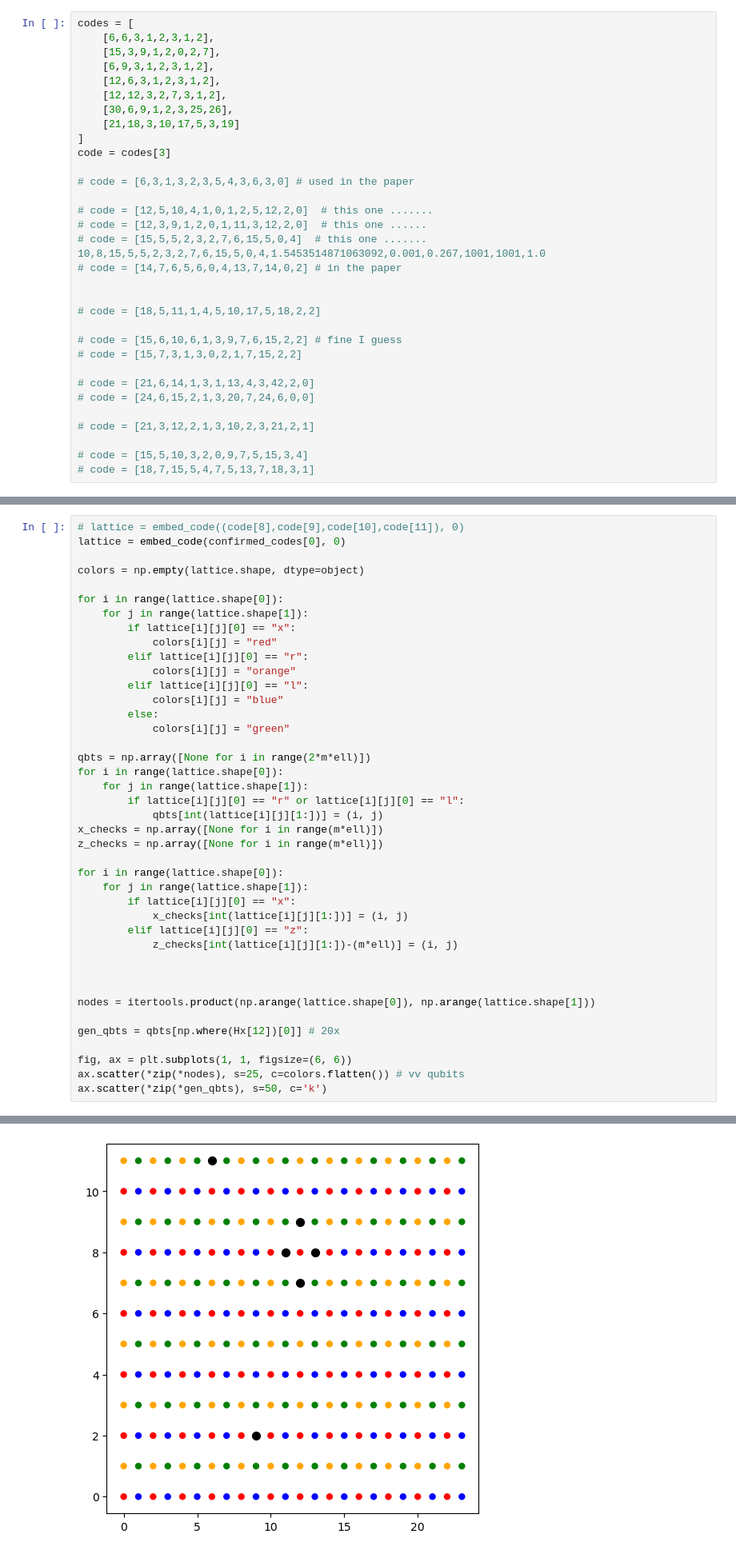
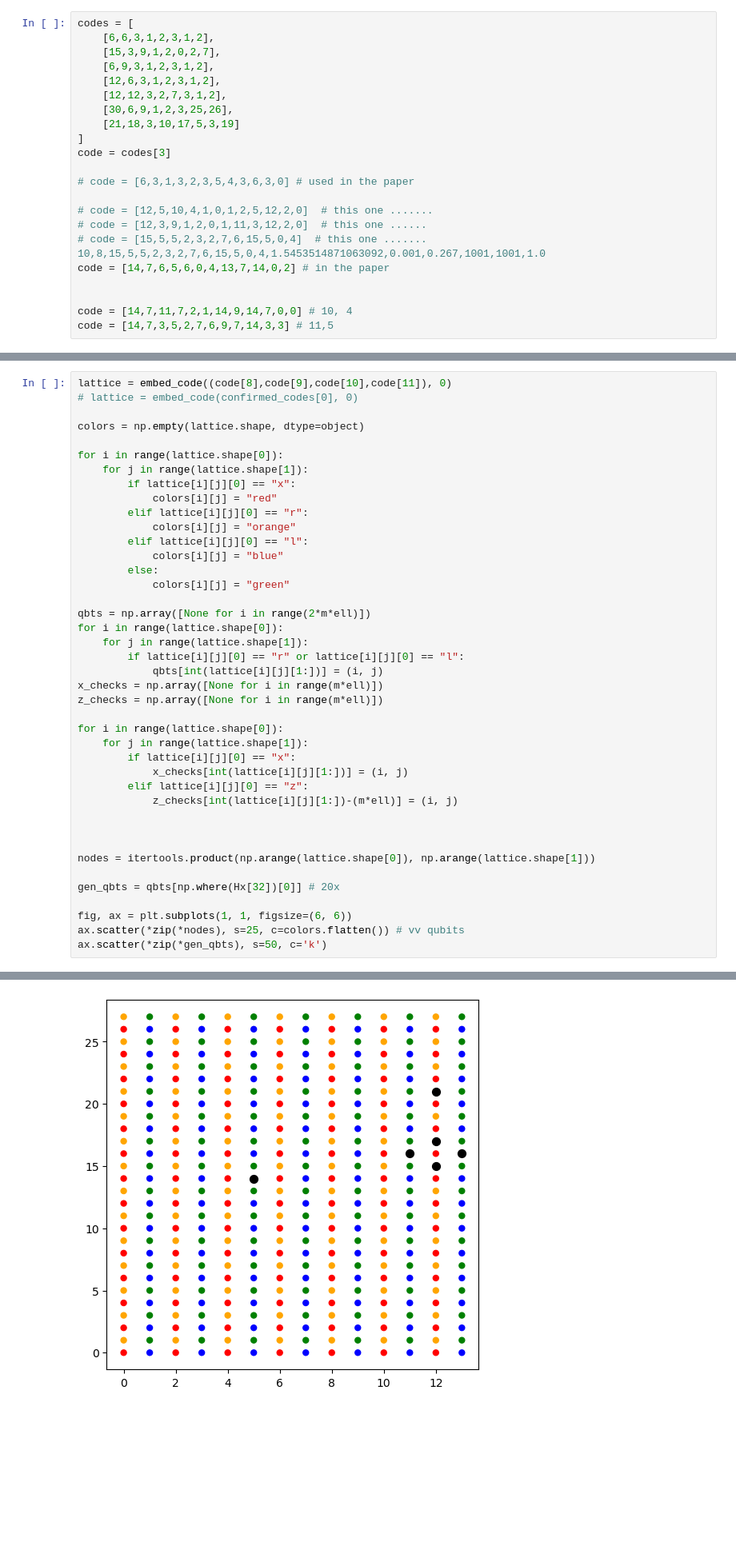
Before and after one commit to noahberthusen/qecc_routing, a Jupyter notebook: src_py/quasi-cyclic/quasi-cyclic.ipynb, the cells around one changed output, grey strips where cells are left out. Shown: that part at 80% size. Cells and saved outputs as stored; diff of their text form; blank space fills up the shorter version.

```diff
--- a/src_py/quasi-cyclic/quasi-cyclic.ipynb
+++ b/src_py/quasi-cyclic/quasi-cyclic.ipynb
@@ -25,21 +25,11 @@ code = codes[3]
 # code = [12,5,10,4,1,0,1,2,5,12,2,0]  # this one .......
 # code = [12,3,9,1,2,0,1,11,3,12,2,0]  # this one ......
 # code = [15,5,5,2,3,2,7,6,15,5,0,4]  # this one ....... 10,8,15,5,5,2,3,2,7,6,15,5,0,4,1.5453514871063092,0.001,0.267,1001,1001,1.0
-# code = [14,7,6,5,6,0,4,13,7,14,0,2] # in the paper
+code = [14,7,6,5,6,0,4,13,7,14,0,2] # in the paper
 
 
-# code = [18,5,11,1,4,5,10,17,5,18,2,2]
-
-# code = [15,6,10,6,1,3,9,7,6,15,2,2] # fine I guess
-# code = [15,7,3,1,3,0,2,1,7,15,2,2]
-
-# code = [21,6,14,1,3,1,13,4,3,42,2,0]
-# code = [24,6,15,2,1,3,20,7,24,6,0,0]
-
-# code = [21,3,12,2,1,3,10,2,3,21,2,1]
-
-# code = [15,5,10,3,2,0,9,7,5,15,3,4]
-# code = [18,7,15,5,4,7,5,13,7,18,3,1]
+code = [14,7,11,7,2,1,14,9,14,7,0,0] # 10, 4
+code = [14,7,3,5,2,7,6,9,7,14,3,3] # 11,5
 # %%
 def cyclic_shift_matrix(l):
     arr = np.eye(l, dtype=int)
@@ -237,6 +241,6 @@ for c,code in enumerate(confirmed_codes):
 # %%
-# lattice = embed_code((code[8],code[9],code[10],code[11]), 0)
-lattice = embed_code(confirmed_codes[0], 0)
+lattice = embed_code((code[8],code[9],code[10],code[11]), 0)
+# lattice = embed_code(confirmed_codes[0], 0)
 
 colors = np.empty(lattice.shape, dtype=object)
 
@@ -249,35 +253,35 @@ for i in range(lattice.shape[0]):
         elif lattice[i][j][0] == "l":
             colors[i][j] = "blue"
         else:
             colors[i][j] = "green"
 
 qbts = np.array([None for i in range(2*m*ell)])
 for i in range(lattice.shape[0]):
     for j in range(lattice.shape[1]):
         if lattice[i][j][0] == "r" or lattice[i][j][0] == "l":
             qbts[int(lattice[i][j][1:])] = (i, j)
 x_checks = np.array([None for i in range(m*ell)])
 z_checks = np.array([None for i in range(m*ell)])
 
 for i in range(lattice.shape[0]):
     for j in range(lattice.shape[1]):
         if lattice[i][j][0] == "x":
             x_checks[int(lattice[i][j][1:])] = (i, j)
         elif lattice[i][j][0] == "z":
             z_checks[int(lattice[i][j][1:])-(m*ell)] = (i, j)
 
 
 
 nodes = itertools.product(np.arange(lattice.shape[0]), np.arange(lattice.shape[1]))
 
-gen_qbts = qbts[np.where(Hx[12])[0]] # 20x
+gen_qbts = qbts[np.where(Hx[32])[0]] # 20x
 
 fig, ax = plt.subplots(1, 1, figsize=(6, 6))
 ax.scatter(*zip(*nodes), s=25, c=colors.flatten()) # vv qubits
 ax.scatter(*zip(*gen_qbts), s=50, c='k')
 # %% [output]
 <matplotlib.collections.PathCollection at 0x...>
-[figure, old version]
+[figure, new version]
 # %%
 x_rs = []
 z_rs = []
```
Also changed, not shown: parts of 9 cells of this notebook, 51 other files.
